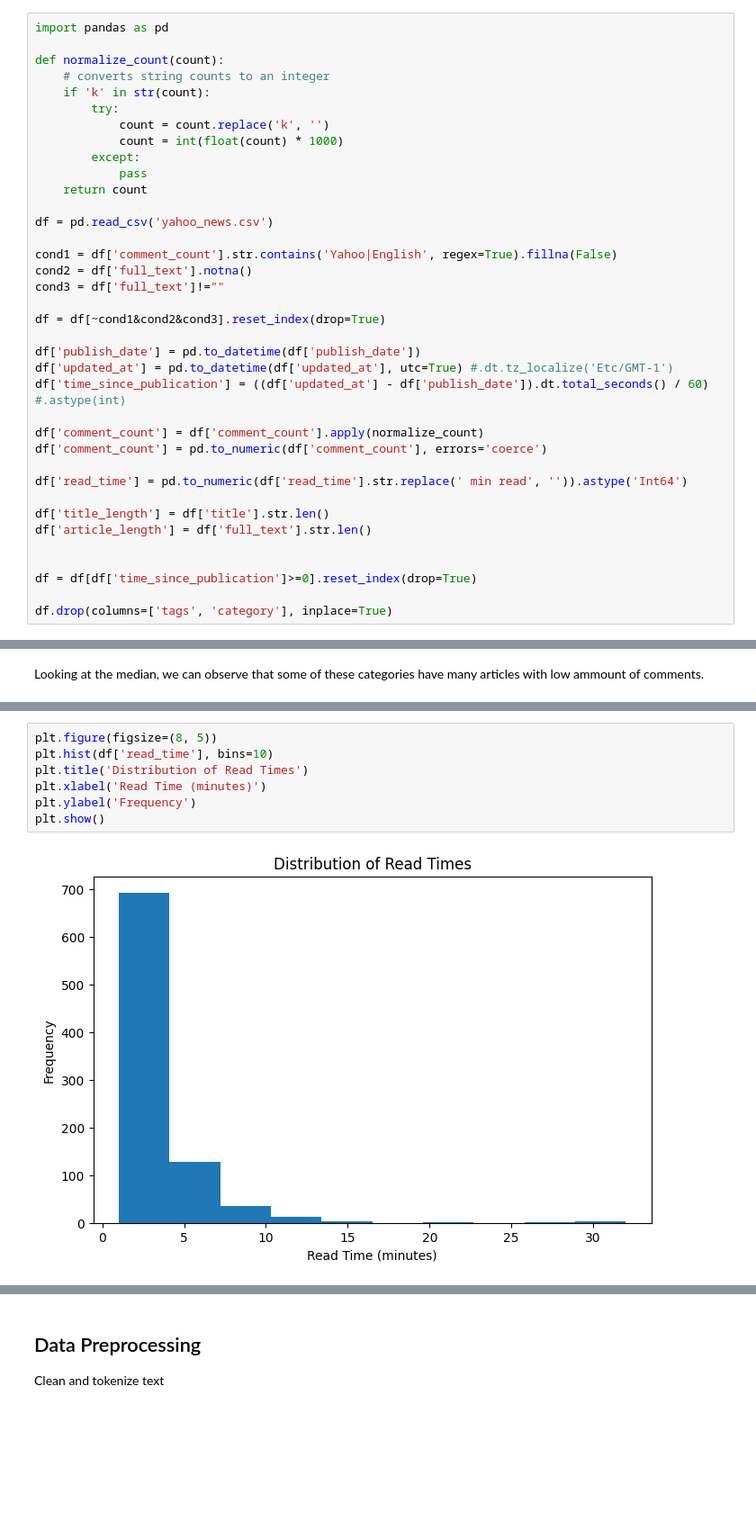
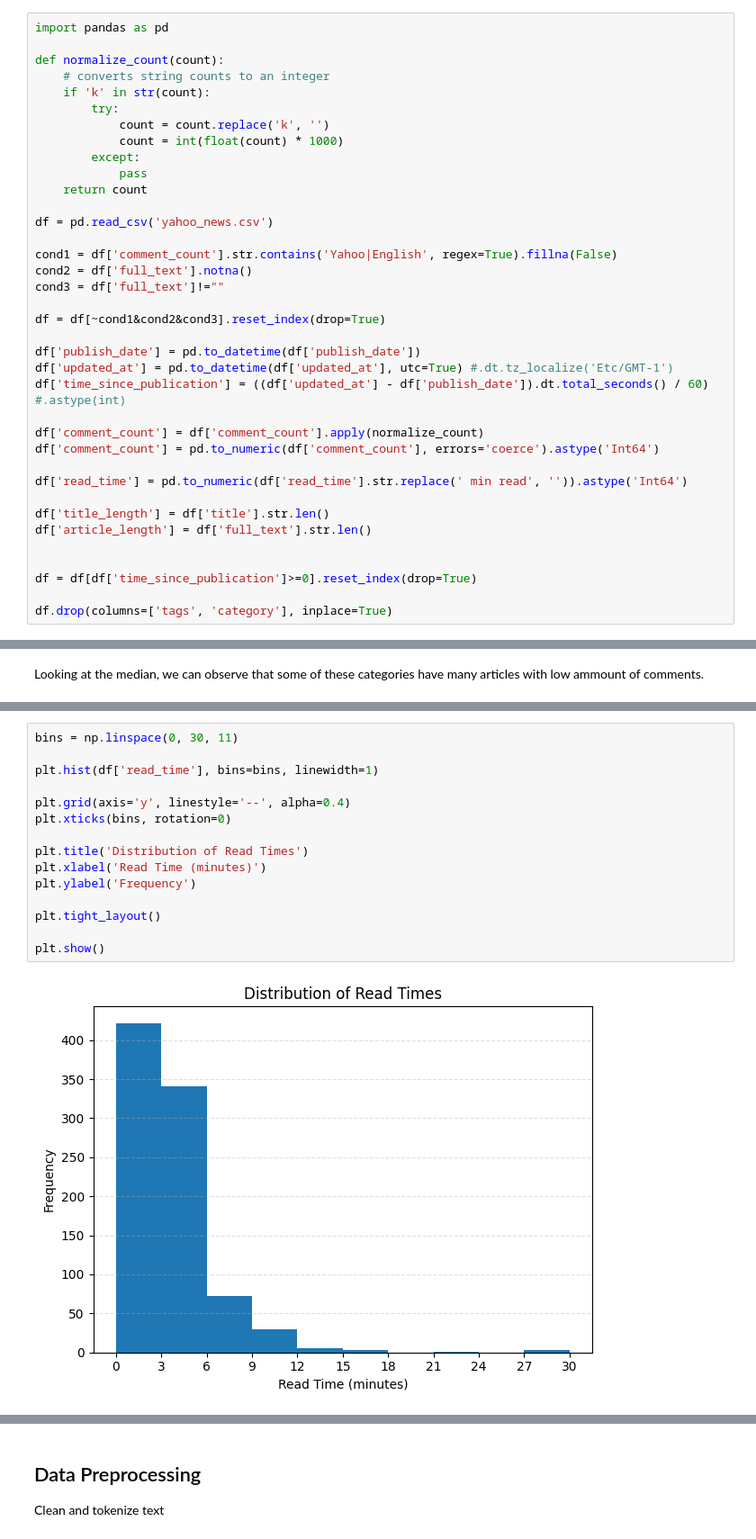
Before and after one commit to scarcamo/text_analysis_yahoo, a Jupyter notebook: yahoo_news_text.ipynb, the cells around one changed output, grey strips where cells are left out. Shown at 90% size. Cells and saved outputs as stored; diff of their text form; blank space fills up the shorter version.

```diff
--- a/yahoo_news_text.ipynb
+++ b/yahoo_news_text.ipynb
@@ -90,7 +90,7 @@ df['updated_at'] = pd.to_datetime(df['updated_at'], utc=True) #.dt.tz_localize('
 df['time_since_publication'] = ((df['updated_at'] - df['publish_date']).dt.total_seconds() / 60) #.astype(int)
 
 df['comment_count'] = df['comment_count'].apply(normalize_count)
-df['comment_count'] = pd.to_numeric(df['comment_count'], errors='coerce')
+df['comment_count'] = pd.to_numeric(df['comment_count'], errors='coerce').astype('Int64')
 
 df['read_time'] = pd.to_numeric(df['read_time'].str.replace(' min read', '')).astype('Int64')
 
@@ -146,9 +146,17 @@ df.groupby('category_label').agg({'comment_count': 'describe', 'read_time': 'des
 # %%
-plt.figure(figsize=(8, 5))
-plt.hist(df['read_time'], bins=10)
+bins = np.linspace(0, 30, 11)
+
+plt.hist(df['read_time'], bins=bins, linewidth=1)
+
+plt.grid(axis='y', linestyle='--', alpha=0.4)
+plt.xticks(bins, rotation=0)
+
 plt.title('Distribution of Read Times')
 plt.xlabel('Read Time (minutes)')
 plt.ylabel('Frequency')
+
+plt.tight_layout()
+
 plt.show()
 # %% [output]
-[figure, old version]
+[figure, new version]
```
Also changed, not shown: parts of 52 cells of this notebook.
